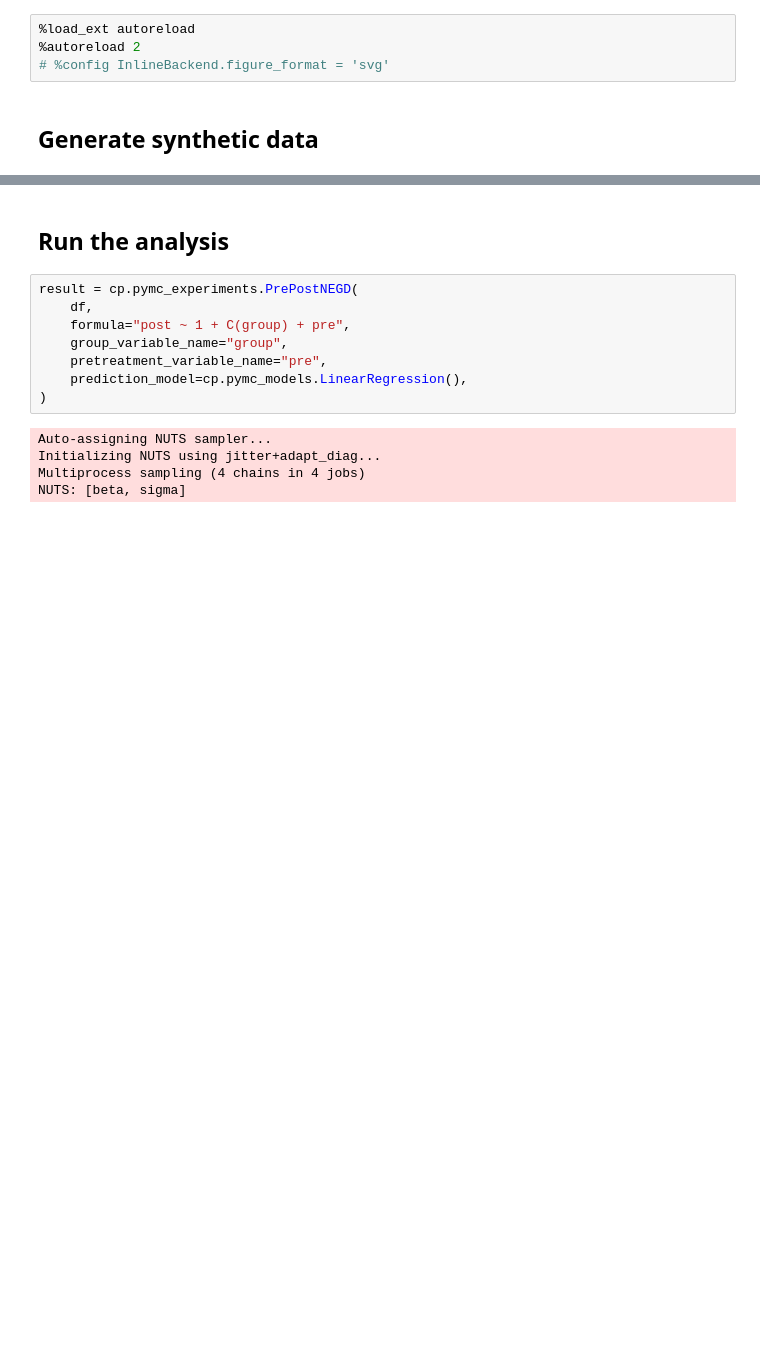
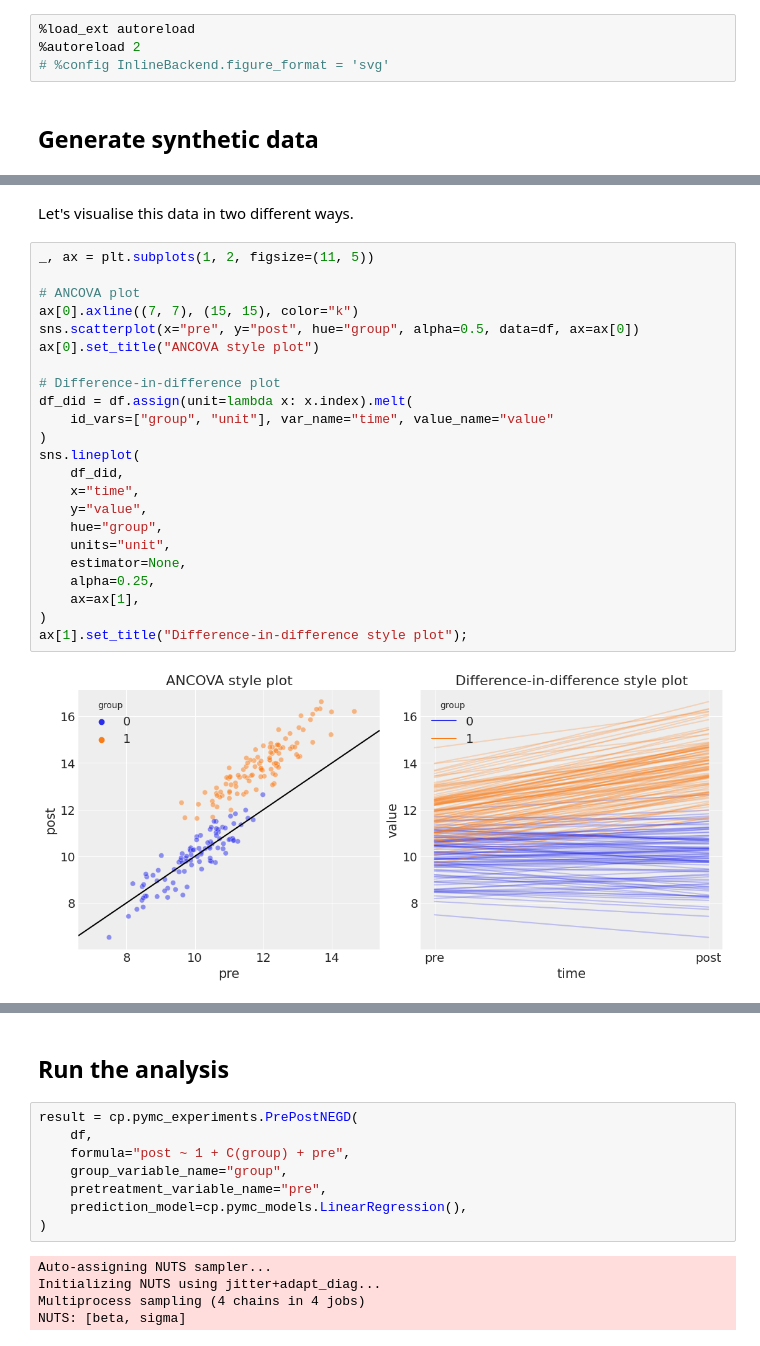
Before and after one commit to pymc-labs/CausalPy, a Jupyter notebook: docs/notebooks/ancova_pymc.ipynb, the cells around one changed output, grey strips where cells are left out. Drawn from its saved outputs; the diff is of its cells as text; blank space fills up the shorter version.

```diff
--- a/docs/notebooks/ancova_pymc.ipynb
+++ b/docs/notebooks/ancova_pymc.ipynb
@@ -46,0 +31,27 @@ sns.relplot(x="pre", y="post", hue="group", alpha=0.5, data=df)
+# %% [markdown]
+Let's visualise this data in two different ways.
+# %%
+_, ax = plt.subplots(1, 2, figsize=(11, 5))
+
+# ANCOVA plot
+ax[0].axline((7, 7), (15, 15), color="k")
+sns.scatterplot(x="pre", y="post", hue="group", alpha=0.5, data=df, ax=ax[0])
+ax[0].set_title("ANCOVA style plot")
+
+# Difference-in-difference plot
+df_did = df.assign(unit=lambda x: x.index).melt(
+    id_vars=["group", "unit"], var_name="time", value_name="value"
+)
+sns.lineplot(
+    df_did,
+    x="time",
+    y="value",
+    hue="group",
+    units="unit",
+    estimator=None,
+    alpha=0.25,
+    ax=ax[1],
+)
+ax[1].set_title("Difference-in-difference style plot");
+# %% [output]
+[figure, added]
```
Also changed, not shown: parts of 8 cells of this notebook, 2 other files.
